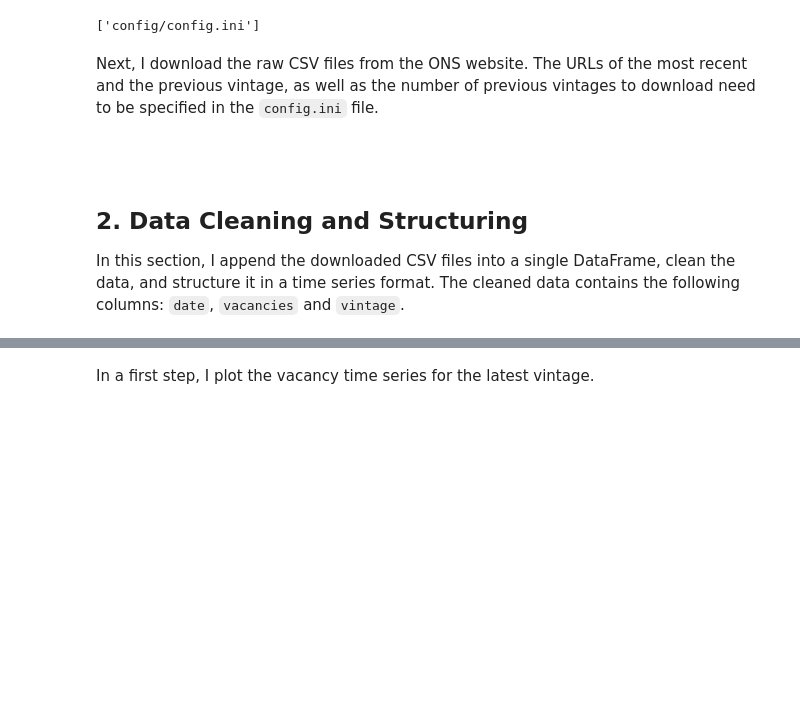
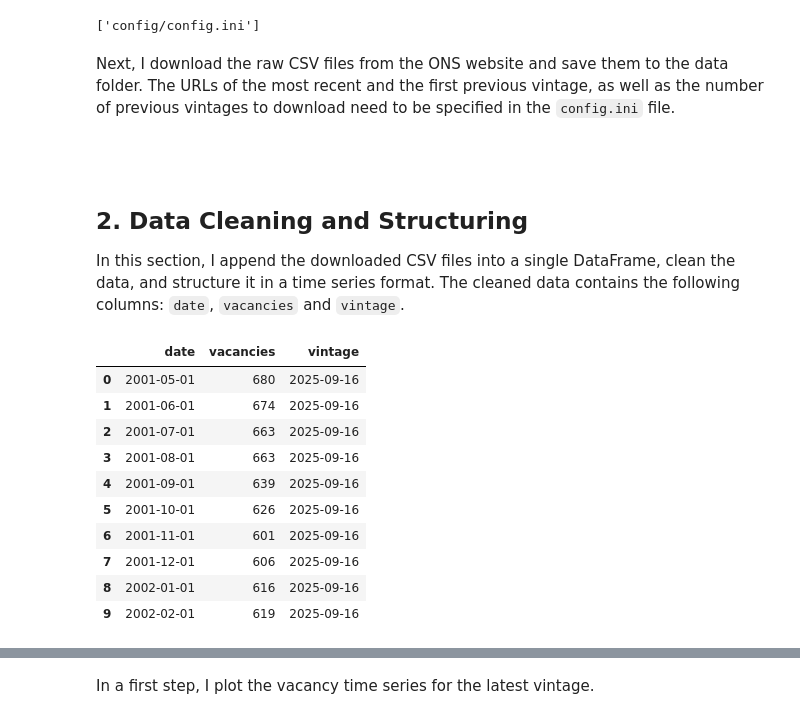
Before and after one commit to nurikhayal/vacancies, a Jupyter notebook: pipeline.ipynb, the cells around one changed output, grey strips where cells are left out. Cells and saved outputs as stored; diff of their text form; code cells hidden in the pictures; blank space fills up the shorter version.

Commit message:
cleaned up code, added comments and requirments.txt file

````diff
--- a/pipeline.ipynb
+++ b/pipeline.ipynb
@@ -29,8 +29,7 @@ config.read('config/config.ini')
 # %% [output]
 ['config/config.ini']
 # %% [markdown]
-Next, I download the raw CSV files from the ONS website. The URLs of the most recent and the previous vintage, as well as the number of previous vintages to download need to be specified in the `config.ini` file.
-
+Next, I download the raw CSV files from the ONS website and save them to the data folder. The URLs of the most recent and the first previous vintage, as well as the number of previous vintages to download need to be specified in the `config.ini` file.
 ```python
 # %%
 # Get URL and number of previous files to download from config file
@@ -55,33 +54,46 @@ for i in range(number_of_previous_files): # Loop to download previous files
 
 In this section, I append the downloaded CSV files into a single DataFrame, clean the data, and structure it in a time series format. The cleaned data contains the following columns: `date`, `vacancies` and `vintage`.
 # %%
+# Create empty dataframe to append data to
+df = pd.DataFrame()
+
 # Loop over all files, clean them, and append them to single dataframe
-
-df = pd.DataFrame() # Create empty dataframe to append data to
-
 for i in range(number_of_previous_files + 1):
     file_name = f"data/raw/ons_vacancies_{i}.csv" # File path
     df_temp = pd.read_csv(file_name) # Read the file
     df_temp = pd.concat([df_temp[df_temp['Title'] == 'Release date'],
                          df_temp.iloc[df_temp[df_temp['Title'] == '2001 MAY'].index[0] : ]]) # Kepp only vintage row and monthly data
     df_temp.reset_index(drop=True, inplace=True) # Reset index
     df_temp['vintage'] = df_temp.iloc[0, 1] # Create new column with vintage
     df_temp = df_temp.drop(index=0) # Drop vintage row
     df_temp = df_temp.rename(columns = {df_temp.columns[0]: 'date',
                                         df_temp.columns[1]: 'vacancies',
                                         df_temp.columns[2]: 'vintage' }) # Rename columns
     df = pd.concat([df, df_temp], ignore_index=True) # Append to main dataframe
 
-
 # Change vacancies to integer type
 df['vacancies'] = df['vacancies'].astype(int)
 
 # Change vintages to datetime type
 df['vintage'] = pd.to_datetime(df['vintage'], format='%d-%m-%Y')
 
 # Change dates to datetime type
 df['date'] = pd.to_datetime(df['date'], format='%Y %b')
 
+# Save cleaned data to data folder
+df.to_csv("data/clean/ons_vacancies_clean.csv", index=False)
 
 # Examine the first ten rows of the cleaned data
 df.head(10)
+# %% [output]
+|  | date | vacancies | vintage |
+| 0 | 2001-05-01 | 680 | 2025-09-16 |
+| 1 | 2001-06-01 | 674 | 2025-09-16 |
+| 2 | 2001-07-01 | 663 | 2025-09-16 |
+| 3 | 2001-08-01 | 663 | 2025-09-16 |
+| 4 | 2001-09-01 | 639 | 2025-09-16 |
+| 5 | 2001-10-01 | 626 | 2025-09-16 |
+| 6 | 2001-11-01 | 601 | 2025-09-16 |
+| 7 | 2001-12-01 | 606 | 2025-09-16 |
+| 8 | 2002-01-01 | 616 | 2025-09-16 |
+| 9 | 2002-02-01 | 619 | 2025-09-16 |
````
Also changed, not shown: parts of 16 cells of this notebook, 3 other files.
